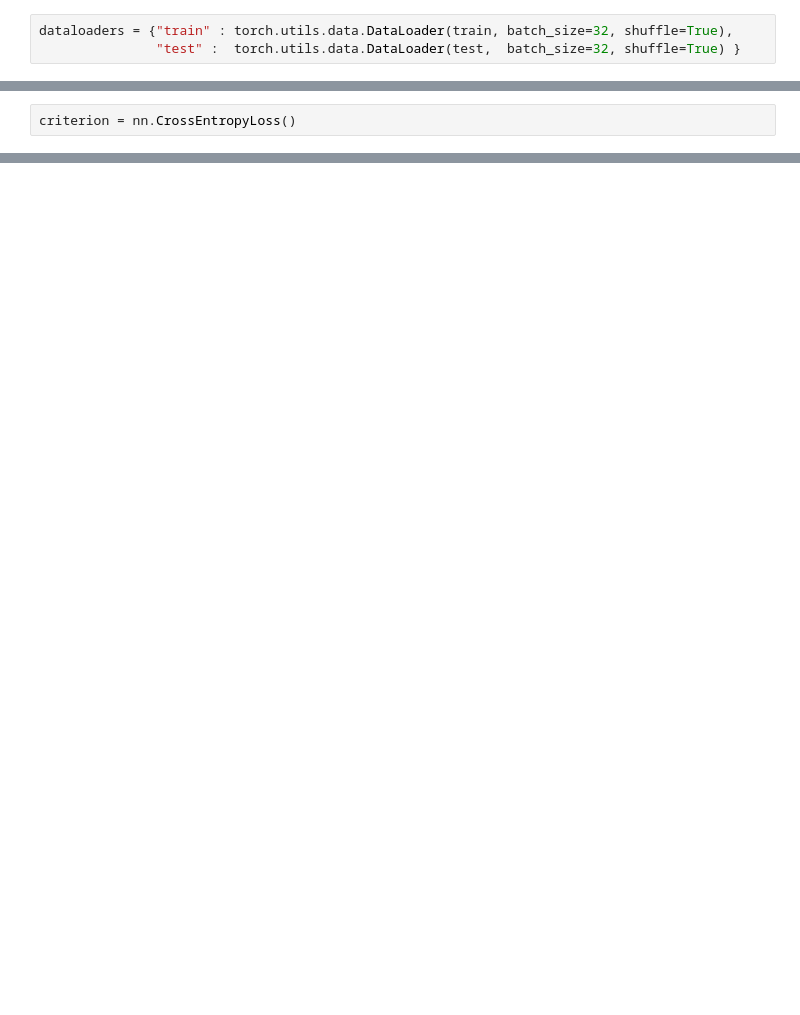
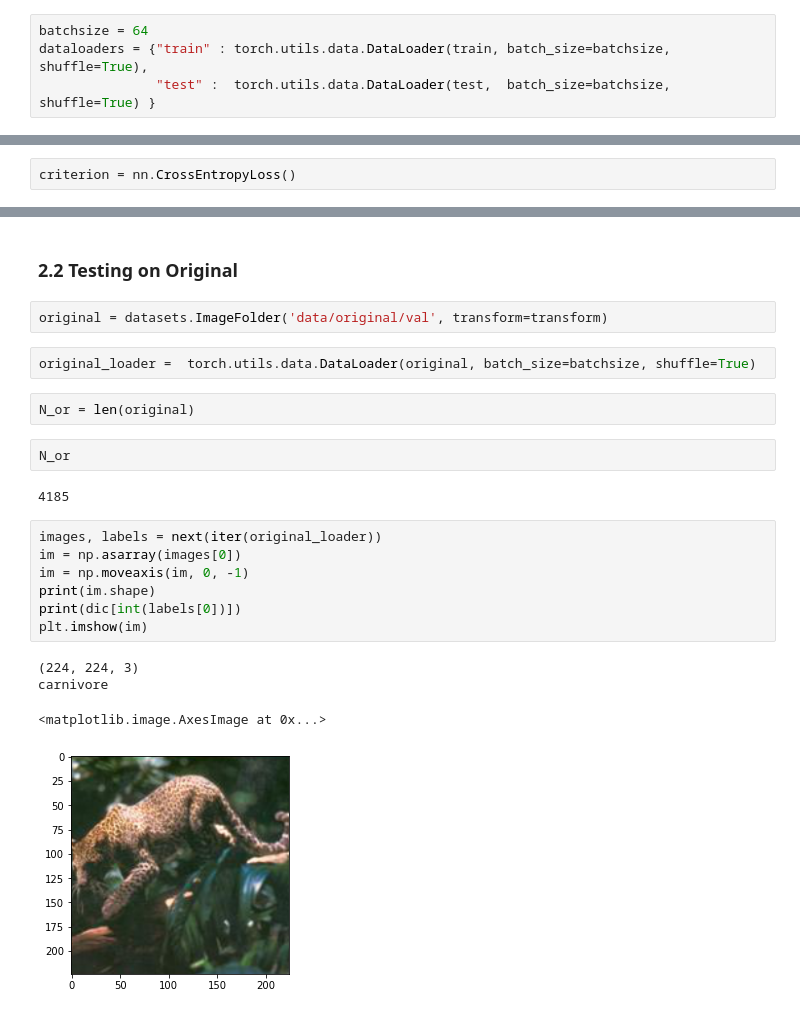
Before and after one commit to ixiaopan/GroupWork, a Jupyter notebook: Deep Learning/Diego Resnet50.ipynb, the cells around one changed output, grey strips where cells are left out. Saved outputs shown, nothing was run; the diff lists cells and outputs as text; blank space fills up the shorter version.

```diff
--- a/Deep Learning/Diego Resnet50.ipynb
+++ b/Deep Learning/Diego Resnet50.ipynb
@@ -51,8 +53,9 @@ c
  'primate': 5045,
  'fish': 5045}
 # %%
-dataloaders = {"train" : torch.utils.data.DataLoader(train, batch_size=32, shuffle=True),
-               "test" :  torch.utils.data.DataLoader(test,  batch_size=32, shuffle=True) }
+batchsize = 64
+dataloaders = {"train" : torch.utils.data.DataLoader(train, batch_size=batchsize, shuffle=True),
+               "test" :  torch.utils.data.DataLoader(test,  batch_size=batchsize, shuffle=True) }
 # %%
 images, labels = next(iter(dataloaders["train"]))
 im = np.asarray(images[0])
@@ -138,0 +152,24 @@ KeyboardInterrupt:
+# %% [markdown]
+### 2.2 Testing on Original
+# %%
+original = datasets.ImageFolder('data/original/val', transform=transform)
+# %%
+original_loader =  torch.utils.data.DataLoader(original, batch_size=batchsize, shuffle=True)
+# %%
+N_or = len(original)
+# %%
+N_or
+# %% [output]
+4185
+# %%
+images, labels = next(iter(original_loader))
+im = np.asarray(images[0])
+im = np.moveaxis(im, 0, -1)
+print(im.shape)
+print(dic[int(labels[0])])
+plt.imshow(im)
+# %% [output]
+(224, 224, 3)
+carnivore
+<matplotlib.image.AxesImage at 0x...>
+[figure, added]
```
Also changed, not shown: parts of 21 cells of this notebook.
